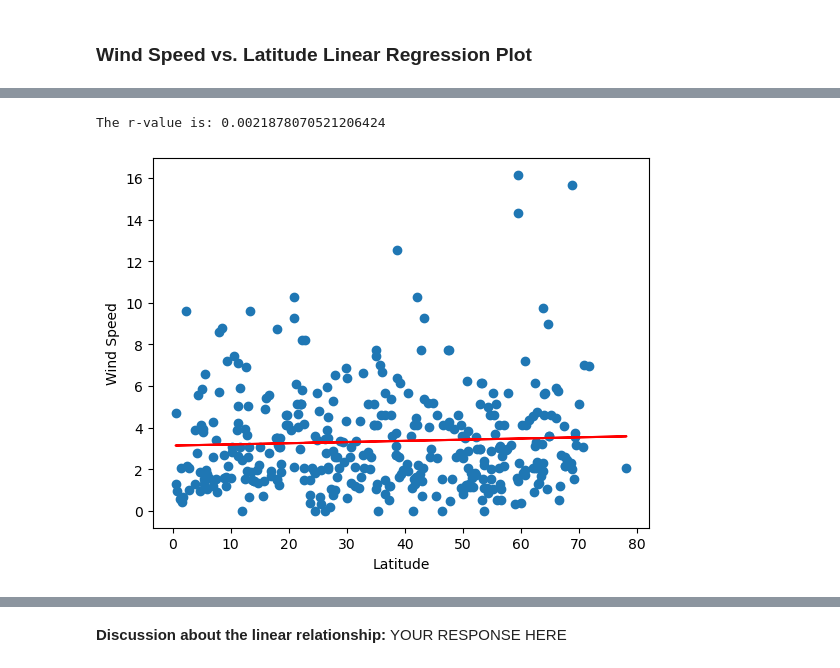
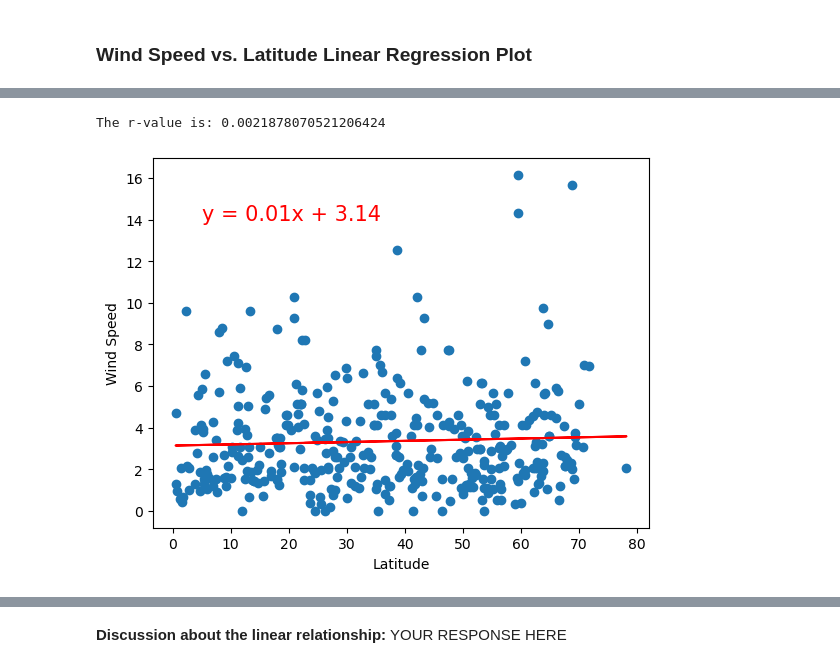
Before and after one commit to Buriteni/python-api-challenge, a Jupyter notebook: WeatherPy/WeatherPy.ipynb, the cells around one changed output, grey strips where cells are left out. Drawn from its saved outputs; the diff is of its cells as text; code cells hidden in the pictures.

```diff
--- a/WeatherPy/WeatherPy.ipynb
+++ b/WeatherPy/WeatherPy.ipynb
@@ -631,9 +402,9 @@ The r-value is: 0.030396762354449467
 # %%
 x_values = northern_hemi_df['Lat']
 y_values = northern_hemi_df['Wind Speed']
 # Create Plot
-plot_linear_regression(x_values, y_values, "Wind Speed",(6,-10))
+plot_linear_regression(x_values, y_values, "Wind Speed",(5, 14))
 plt.show()
 # %% [output]
 The r-value is: 0.0021878070521206424
-[figure, old version]
+[figure, new version]
```
Also changed, not shown: parts of 22 cells of this notebook.
